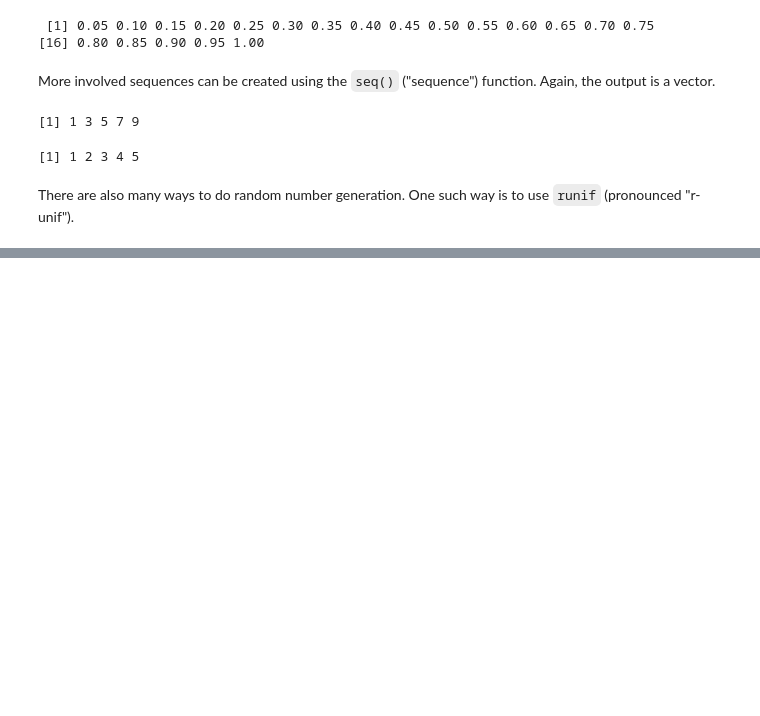
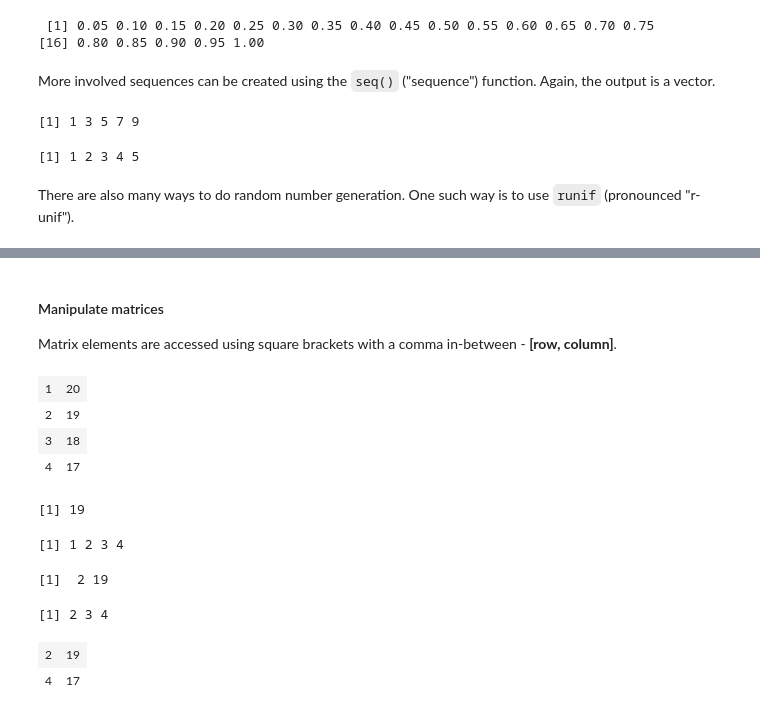
Before and after one commit to scimaksim/NCSU_graduate, a Jupyter notebook: ST588/Module 1 - Data Science & R.ipynb, the cells around one changed output, grey strips where cells are left out. Cells and saved outputs as stored; diff of their text form; code cells hidden in the pictures; blank space fills up the shorter version.

```diff
--- a/ST588/Module 1 - Data Science & R.ipynb
+++ b/ST588/Module 1 - Data Science & R.ipynb
@@ -255,0 +363,34 @@ list("Hi", 1:3, rnorm(2), c("!", "?"))
+# %% [markdown]
+#### Manipulate matrices <a class="anchor" id="manipulate_matrices"></a>
+
+Matrix elements are accessed using square brackets with a comma in-between - **[row, column]**.
+# %%
+# Print a basic matrix
+mat <- matrix(c(1:4, 20:17), ncol = 2)
+mat
+
+# Access specific matrix element
+mat[2, 2]
+
+# Access first column
+mat[ , 1]
+
+# Access second row
+mat[2, ]
+
+# Access rows 2-4 and in the first column
+mat[2:4, 1]
+
+# Access rows 2 and 4
+mat[c(2, 4), ]
+# %% [output]
+| 1 | 20 |
+| 2 | 19 |
+| 3 | 18 |
+| 4 | 17 |
+[1] 19
+[1] 1 2 3 4
+[1]  2 19
+[1] 2 3 4
+| 2 | 19 |
+| 4 | 17 |
```
Also changed, not shown: parts of 44 cells of this notebook, 1 other file.
